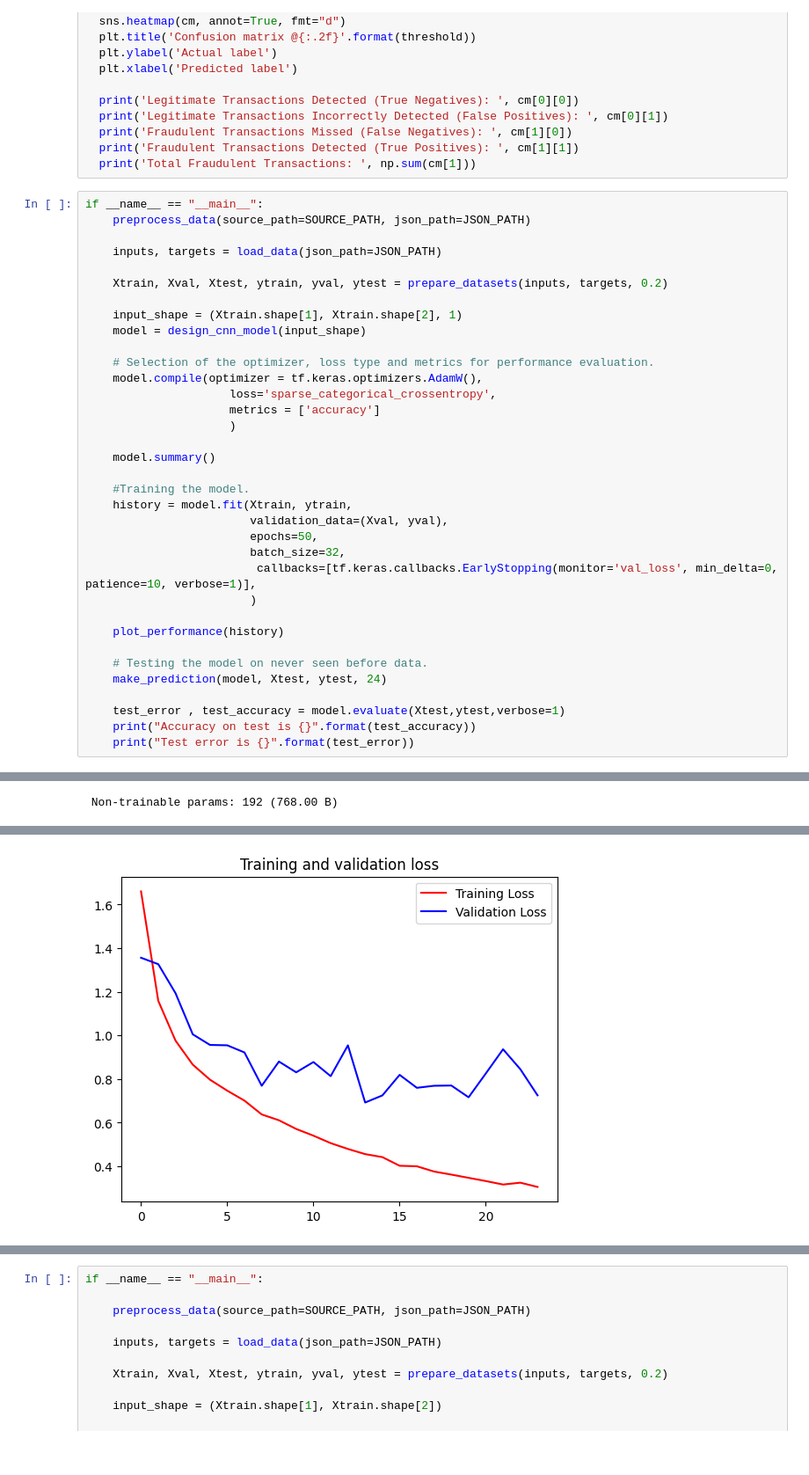
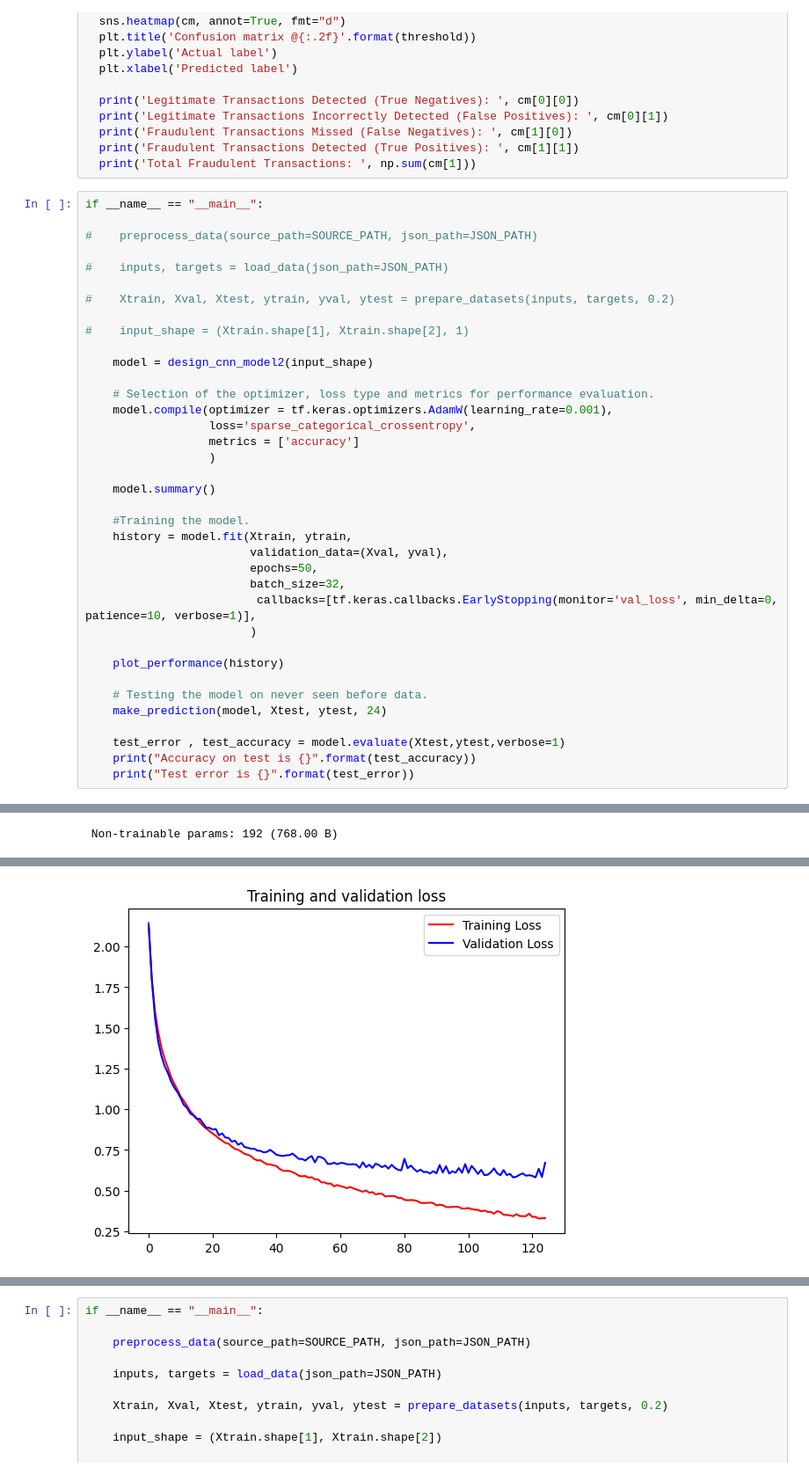
Before and after one commit to Mr-Kondo/_Inbox, a Jupyter notebook: GTZAN_Dataset_Music_Genre_Classification.ipynb, the cells around one changed output, grey strips where cells are left out. Shown at 88% size. Drawn from its saved outputs; the diff is of its cells as text.

```diff
--- a/GTZAN_Dataset_Music_Genre_Classification.ipynb
+++ b/GTZAN_Dataset_Music_Genre_Classification.ipynb
@@ -229,20 +217,22 @@ def plot_confusion_matrix(labels, predictions, threshold=0.5):
   print('Total Fraudulent Transactions: ', np.sum(cm[1]))
 # %%
 if __name__ == "__main__":
-    preprocess_data(source_path=SOURCE_PATH, json_path=JSON_PATH)
 
-    inputs, targets = load_data(json_path=JSON_PATH)
+#    preprocess_data(source_path=SOURCE_PATH, json_path=JSON_PATH)
 
-    Xtrain, Xval, Xtest, ytrain, yval, ytest = prepare_datasets(inputs, targets, 0.2)
+#    inputs, targets = load_data(json_path=JSON_PATH)
 
-    input_shape = (Xtrain.shape[1], Xtrain.shape[2], 1)
-    model = design_cnn_model(input_shape)
+#    Xtrain, Xval, Xtest, ytrain, yval, ytest = prepare_datasets(inputs, targets, 0.2)
+
+#    input_shape = (Xtrain.shape[1], Xtrain.shape[2], 1)
+
+    model = design_cnn_model2(input_shape)
 
     # Selection of the optimizer, loss type and metrics for performance evaluation.
-    model.compile(optimizer = tf.keras.optimizers.AdamW(),
-                     loss='sparse_categorical_crossentropy',
-                     metrics = ['accuracy']
-                     )
+    model.compile(optimizer = tf.keras.optimizers.AdamW(learning_rate=0.001),
+                  loss='sparse_categorical_crossentropy',
+                  metrics = ['accuracy']
+                  )
 
     model.summary()
 
@@ -305 +295 @@ Epoch 24: early stopping
-[figure, old version]
+[figure, new version]
```
Also changed, not shown: parts of 3 cells of this notebook.
